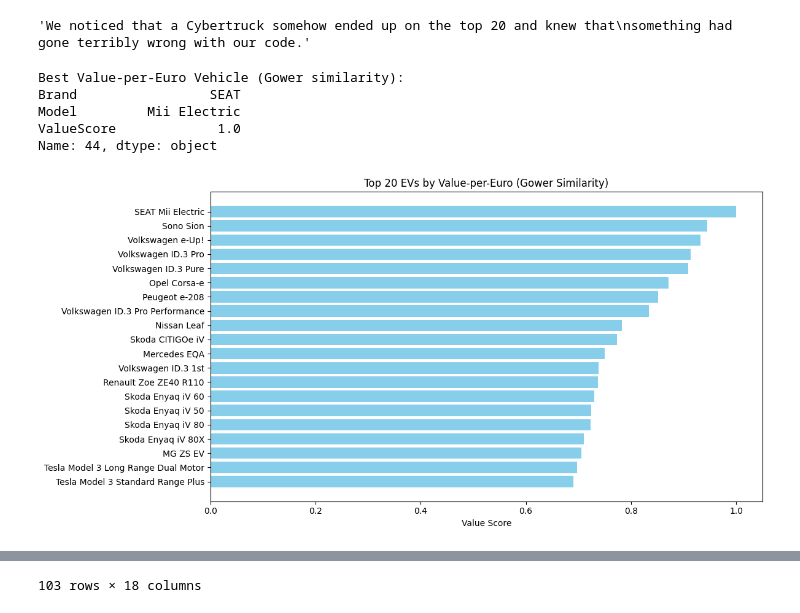
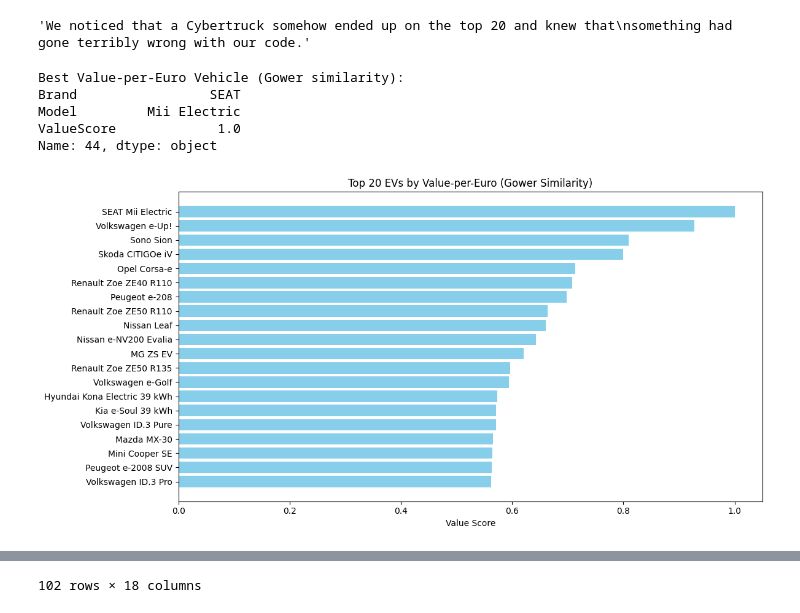
Before and after one commit to IAmEchino/INST414_Final_Project, a Jupyter notebook: inst_414_final_project.ipynb, the cells around one changed output, grey strips where cells are left out. Drawn from its saved outputs; the diff is of its cells as text; code cells hidden in the pictures.

Commit message:
Debugged, added visualization, added img of bug

```diff
--- a/inst_414_final_project.ipynb
+++ b/inst_414_final_project.ipynb
@@ -23,7 +23,7 @@ something had gone terribly wrong with our code."""
 # %%
 
 # Encode categorical values
-powertrain_map = {"AWD": 1.0, "RWD": 0.75, "FWD": 0.5}
+powertrain_map = {"AWD": 1.0, "RWD": 0.0, "FWD": 0.5}
 df["PowerTrainScore"] = df["PowerTrain"].map(powertrain_map).fillna(0.5)
 df["RapidChargeScore"] = df["RapidCharge"].apply(lambda x: 1 if str(x).lower() == "yes" else 0)
 
@@ -36,8 +36,8 @@ score_columns = [
 
 # Define ideal vehicle as a DataFrame row with best values
 ideal_vehicle = pd.DataFrame({
-    "AccelSec": [df["AccelSec"].min()],
-    "TopSpeed_KmH": [df["TopSpeed_KmH"].max()],
+    "AccelSec": [df["AccelSec"].max()],
+    "TopSpeed_KmH": [df["TopSpeed_KmH"].min()],
     "Range_Km": [df["Range_Km"].max()],
     "Efficiency_WhKm": [df["Efficiency_WhKm"].min()],
     "Charge_KmH": [df["Charge_KmH"].max()],
@@ -54,33 +54,35 @@ df["GowerSimilarity"] = gower_similarities
 df["RawValueScore"] = df["GowerSimilarity"] / df["PriceEuro"]
 df["ValueScore"] = (df["RawValueScore"] - df["RawValueScore"].min()) / (df["RawValueScore"].max() - df["RawValueScore"].min())
 
 # Sort and show top result
 top_vehicle = df.sort_values("ValueScore", ascending=False).iloc[0]
 
 # Output top vehicle details
 print("Best Value-per-Euro Vehicle (Gower similarity):")
 print(top_vehicle[["Brand", "Model", "ValueScore"]])
 
 # Visualization: top 20 vehicles by ValueScore
 top_20 = df.sort_values("ValueScore", ascending=False).head(20)
 plt.figure(figsize=(12, 6))
 plt.barh(top_20["Brand"] + " " + top_20["Model"], top_20["ValueScore"], color='skyblue')
 plt.xlabel("Value Score")
 plt.title("Top 20 EVs by Value-per-Euro (Gower Similarity)")
 plt.gca().invert_yaxis()
 plt.tight_layout()
 plt.show()
 
 df.dropna()
 
 df.sort_values("ValueScore", ascending=False)
 # df.sort_values("ValueScore", ascending=True)
+
+# Visualization: top 20 vehicles by ValueScore
 # %% [output]
 Best Value-per-Euro Vehicle (Gower similarity):
 Brand                 SEAT
 Model         Mii Electric
 ValueScore             1.0
 Name: 44, dtype: object
-[figure, old version]
+[figure, new version]
 |  | Brand | Model | AccelSec | TopSpeed_KmH | Range_Km | Efficiency_WhKm | Charge_KmH | RapidCharge | ... |
 | 44 | SEAT | Mii Electric | 12.3 | 130 | 195 | 166 | 170 | Yes | ... |
@@ -97 +99 @@ Name: 44, dtype: object
-103 rows × 18 columns
+102 rows × 18 columns
```
Also changed, not shown: parts of 2 cells of this notebook, 2 other files.
